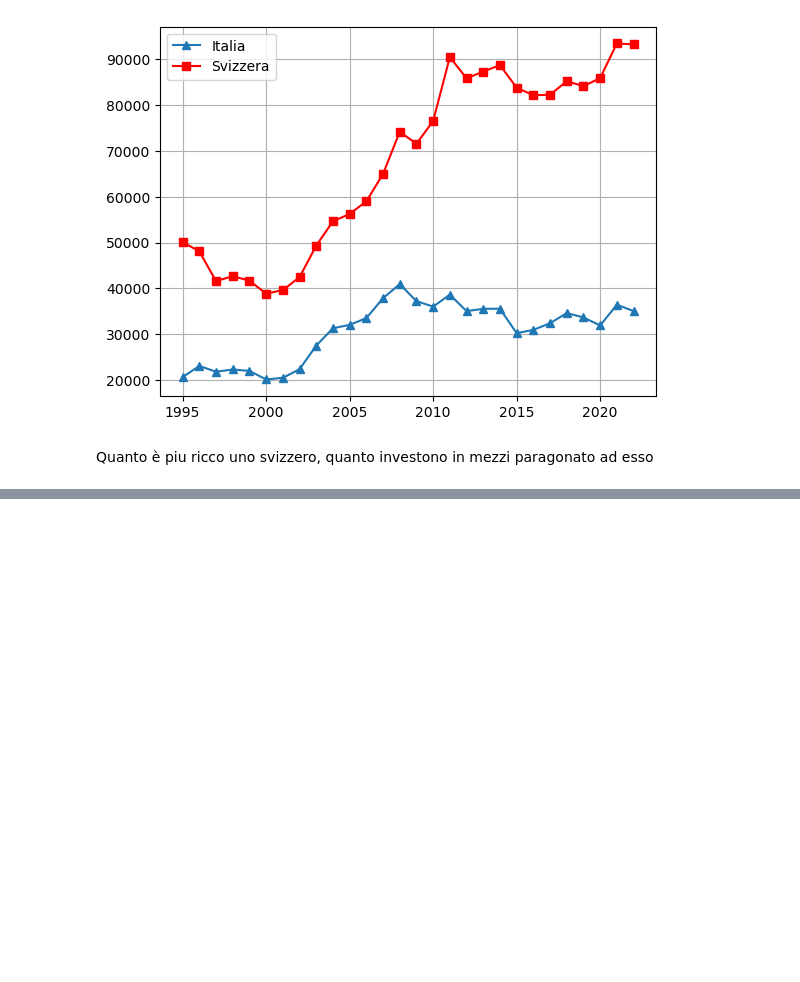
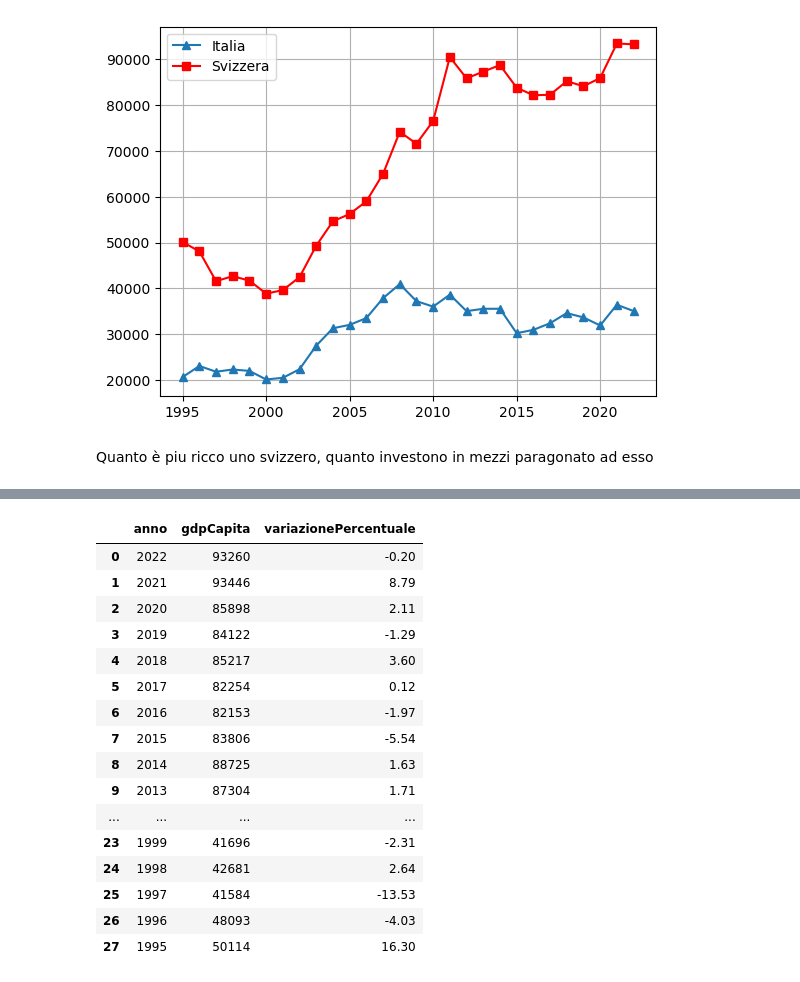
Before and after one commit to alemele01/vs24, a Jupyter notebook: investimentiSvizzeri.ipynb, the cells around one changed output, grey strips where cells are left out. Saved outputs shown, nothing was run; the diff lists cells and outputs as text; code cells hidden in the pictures; blank space fills up the shorter version.

```diff
--- a/investimentiSvizzeri.ipynb
+++ b/investimentiSvizzeri.ipynb
@@ -662,0 +684,20 @@ Quanto è piu ricco uno svizzero, quanto investono in mezzi paragonato ad esso
+# %%
+gpdProCapitaCh_dollari
+# %% [output]
+|  | anno | gdpCapita | variazionePercentuale |
+| 0 | 2022 | 93260 | -0.20 |
+| 1 | 2021 | 93446 | 8.79 |
+| 2 | 2020 | 85898 | 2.11 |
+| 3 | 2019 | 84122 | -1.29 |
+| 4 | 2018 | 85217 | 3.60 |
+| 5 | 2017 | 82254 | 0.12 |
+| 6 | 2016 | 82153 | -1.97 |
+| 7 | 2015 | 83806 | -5.54 |
+| 8 | 2014 | 88725 | 1.63 |
+| 9 | 2013 | 87304 | 1.71 |
+| ... | ... | ... | ... |
+| 23 | 1999 | 41696 | -2.31 |
+| 24 | 1998 | 42681 | 2.64 |
+| 25 | 1997 | 41584 | -13.53 |
+| 26 | 1996 | 48093 | -4.03 |
+| 27 | 1995 | 50114 | 16.30 |
```
Also changed, not shown: parts of 3 cells of this notebook, 4 other files.
